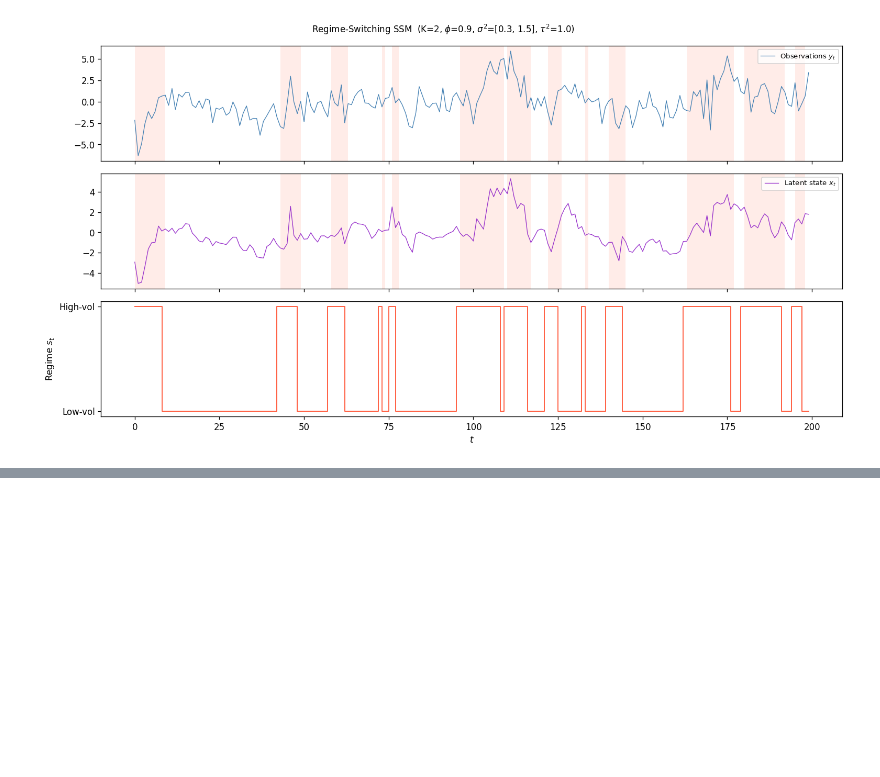
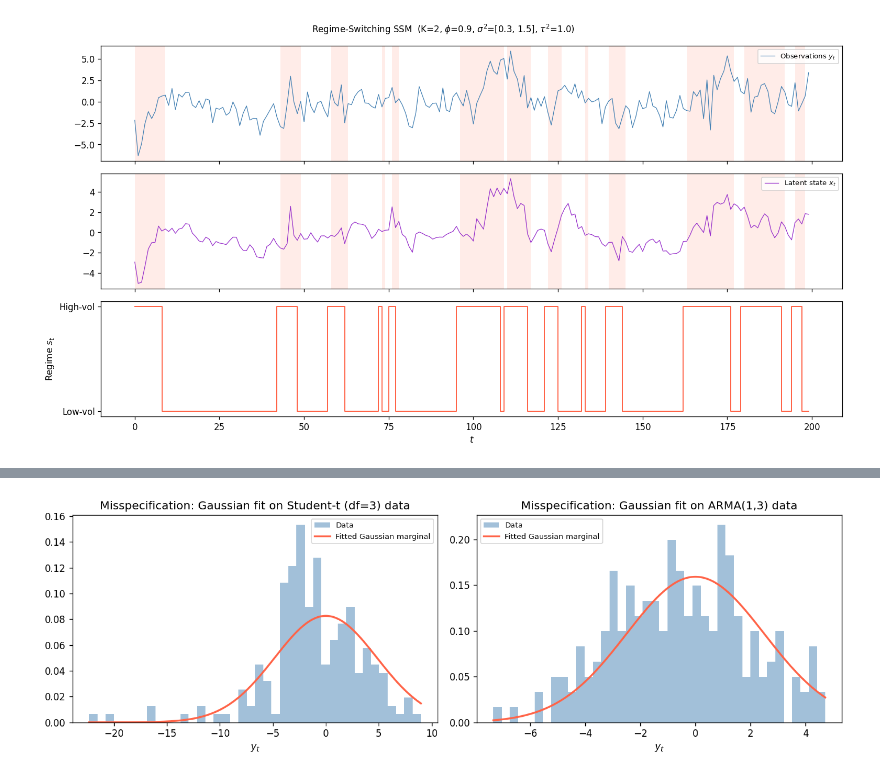
Before and after one commit to rickyli02/particle_filter_project_submission, a Jupyter notebook: notebooks/extension_results.ipynb, the cells around one changed output, grey strips where cells are left out. Cells and saved outputs as stored; diff of their text form; code cells hidden in the pictures; blank space fills up the shorter version.

```diff
--- a/notebooks/extension_results.ipynb
+++ b/notebooks/extension_results.ipynb
@@ -1357,0 +1679,79 @@ Running RBPF-PMMH (2000 iterations, N_particles=500) ...
+# %%
+### 1. Model Misspecification: Gaussian Estimator on Student-t Data
+
+# Generate data from a LinearTSSM (student-t observation noise, df=3)
+T_ms   = 200
+df_ms  = 3      # degrees of freedom — heavy tails
+seed_ms = 77
+
+model_t = LinearTSSM(
+    alpha=alpha_true, tau=np.sqrt(tau2_true),
+    phi=phi_true, sigma=np.sqrt(sigma2_true), df=df_ms, seed=seed_ms,
+)
+_, obs_t, _ = model_t.generate_data(T_ms)
+obs_t_1d = obs_t.ravel()
+
+# Fit the misspecified Gaussian model
+model_gauss_t = FixedAlphaSSM(
+    alpha_fixed=alpha_true, phi=phi_true, sigma2=sigma2_true, tau2=tau2_true,
+    initial_var=initial_var_fixed, seed=seed_ms,
+)
+mle_gauss_t = MLEEstimator(model=model_gauss_t, data=obs_t_1d,
+                             method='L-BFGS-B', n_restarts=2, seed=0)
+res_gauss_t = mle_gauss_t.fit()
+print("Gaussian MLE on student-t data:")
+print(res_gauss_t.summary())
+
+### 2. Model Misspecification: Gaussian Estimator on ARMA Data
+
+model_arma = LinearARMASSM(
+    phi=phi_true, alpha=alpha_true, c=0.0,
+    theta_1=0.4, theta_2=0.2, theta_3=0.0,
+    sigma=np.sqrt(sigma2_true), tau=np.sqrt(tau2_true), seed=seed_ms,
+)
+_, obs_arma, _ = model_arma.generate_data(T_ms)
+obs_arma_1d = obs_arma.ravel()
+
+model_gauss_arma = FixedAlphaSSM(
+    alpha_fixed=alpha_true, phi=phi_true, sigma2=sigma2_true, tau2=tau2_true,
+    initial_var=initial_var_fixed, seed=seed_ms,
+)
+mle_gauss_arma = MLEEstimator(model=model_gauss_arma, data=obs_arma_1d,
+                                method='L-BFGS-B', n_restarts=2, seed=0)
+res_gauss_arma = mle_gauss_arma.fit()
+print("\nGaussian MLE on ARMA data:")
+print(res_gauss_arma.summary())
+
+# ── Comparison: true Gaussian loglik vs misspecified loglik ──────────────────
+model_true_ref = FixedAlphaSSM(
+    alpha_fixed=alpha_true, phi=phi_true, sigma2=sigma2_true, tau2=tau2_true,
+    initial_var=initial_var_fixed, seed=SEED,
+)
+ll_true_params_t    = model_true_ref.log_likelihood(obs_t_1d)
+ll_true_params_arma = model_true_ref.log_likelihood(obs_arma_1d)
+
+print(f"\n{'Dataset':<20} {'LL at true θ':>14} {'LL at MLE θ':>14} {'Δ loglik':>10}")
+print("─" * 62)
+print(f"{'Student-t data':<20} {ll_true_params_t:>14.2f} {res_gauss_t.loglik:>14.2f}"
+      f" {res_gauss_t.loglik - ll_true_params_t:>10.2f}")
+print(f"{'ARMA data':<20} {ll_true_params_arma:>14.2f} {res_gauss_arma.loglik:>14.2f}"
+      f" {res_gauss_arma.loglik - ll_true_params_arma:>10.2f}")
+
+# ── Plot: observation histograms vs fitted Gaussian ──────────────────────────
+fig, axes = plt.subplots(1, 2, figsize=(12, 4))
+for ax, obs_d, res_d, label in [
+    (axes[0], obs_t_1d,    res_gauss_t,    f'Student-t (df={df_ms})'),
+    (axes[1], obs_arma_1d, res_gauss_arma, 'ARMA(1,3)'),
+]:
+    ax.hist(obs_d, bins=40, density=True, alpha=0.5, color='steelblue', label='Data')
+    xs = np.linspace(obs_d.min(), obs_d.max(), 200)
+    # Marginal Gaussian under fitted params: N(0, alpha^2 * sigma2/(1-phi^2) + tau2)
+    cp  = list(res_d.constrained_params)
+    marg_var = alpha_true**2 * cp[1] / (1 - cp[0]**2) + cp[2]
+    from scipy.stats import norm as sp_norm
+    ax.plot(xs, sp_norm.pdf(xs, 0, np.sqrt(marg_var)), lw=2, color='tomato',
+            label='Fitted Gaussian marginal')
+    ax.set_title(f'Misspecification: Gaussian fit on {label} data')
+    ax.set_xlabel('$y_t$'); ax.legend(fontsize=8)
+plt.tight_layout(); plt.show()
+# %% [output]
@@ -1357,0 +1775 @@ Running RBPF-PMMH (2000 iterations, N_particles=500) ...
+[figure, added]
```
Also changed, not shown: parts of 40 cells of this notebook, 2 other files.
